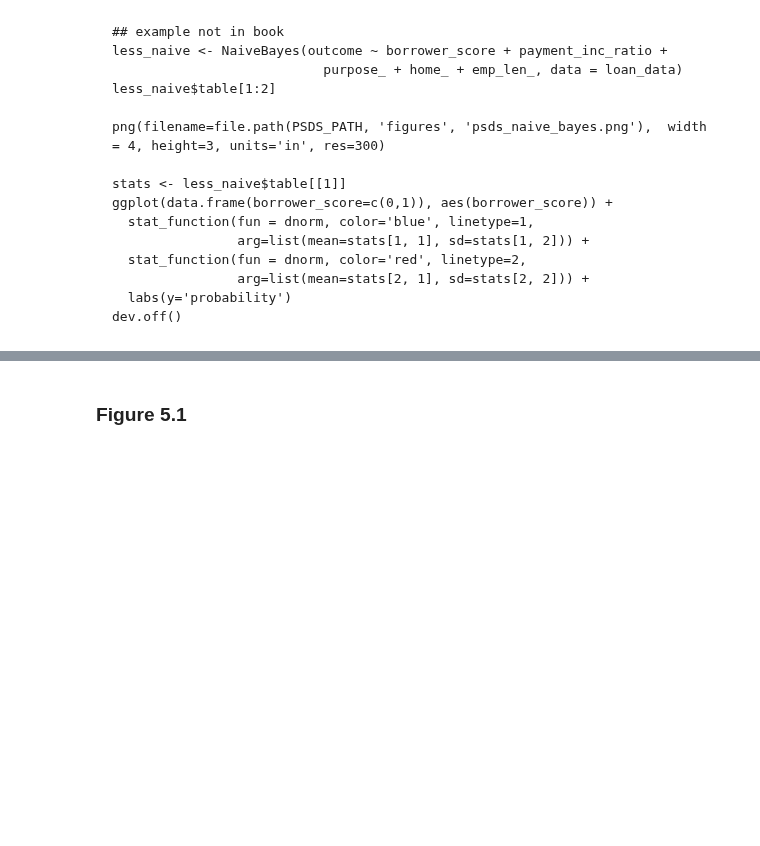
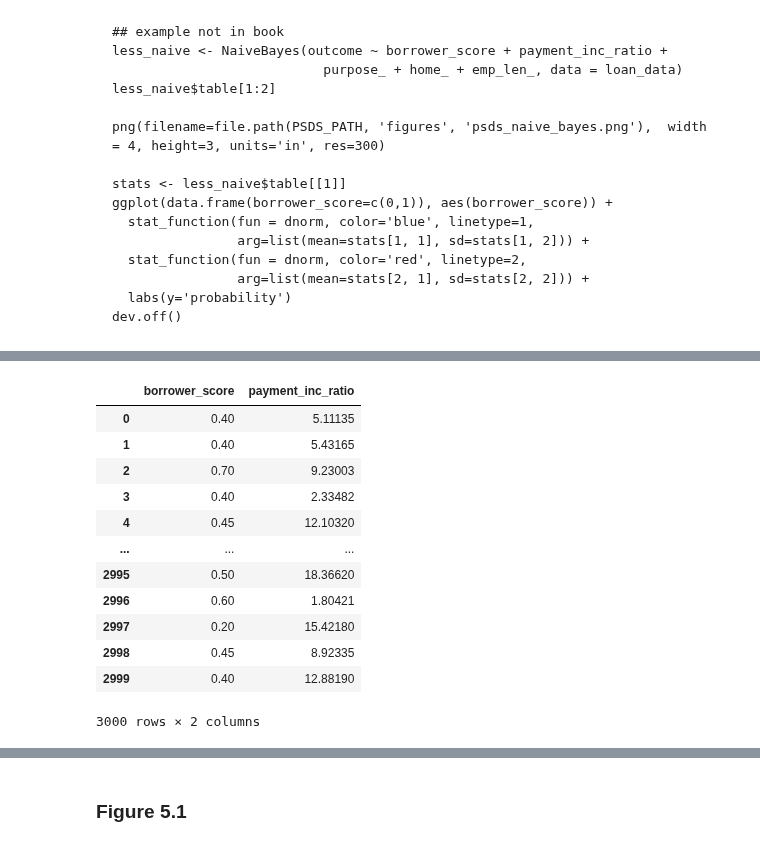
Before and after one commit to young-hwanlee/my-practical-statistics-for-data-scientists, a Jupyter notebook: Chapter_5_Classification.ipynb, the cells around one changed output, grey strips where cells are left out. Cells and saved outputs as stored; diff of their text form; code cells hidden in the pictures; blank space fills up the shorter version.

```diff
--- a/Chapter_5_Classification.ipynb
+++ b/Chapter_5_Classification.ipynb
@@ -221,3 +242,19 @@ print(pd.DataFrame(loan_lda.scalings_, index=X.columns))
+# %%
+X
+# %% [output]
+|  | borrower_score | payment_inc_ratio |
+| 0 | 0.40 | 5.11135 |
+| 1 | 0.40 | 5.43165 |
+| 2 | 0.70 | 9.23003 |
+| 3 | 0.40 | 2.33482 |
+| 4 | 0.45 | 12.10320 |
+| ... | ... | ... |
+| 2995 | 0.50 | 18.36620 |
+| 2996 | 0.60 | 1.80421 |
+| 2997 | 0.20 | 15.42180 |
+| 2998 | 0.45 | 8.92335 |
+| 2999 | 0.40 | 12.88190 |
+3000 rows × 2 columns
 # %%
 pred = pd.DataFrame(loan_lda.predict_proba(loan3000[predictors]),
                     columns=loan_lda.classes_)
```
Also changed, not shown: parts of 16 cells of this notebook.
